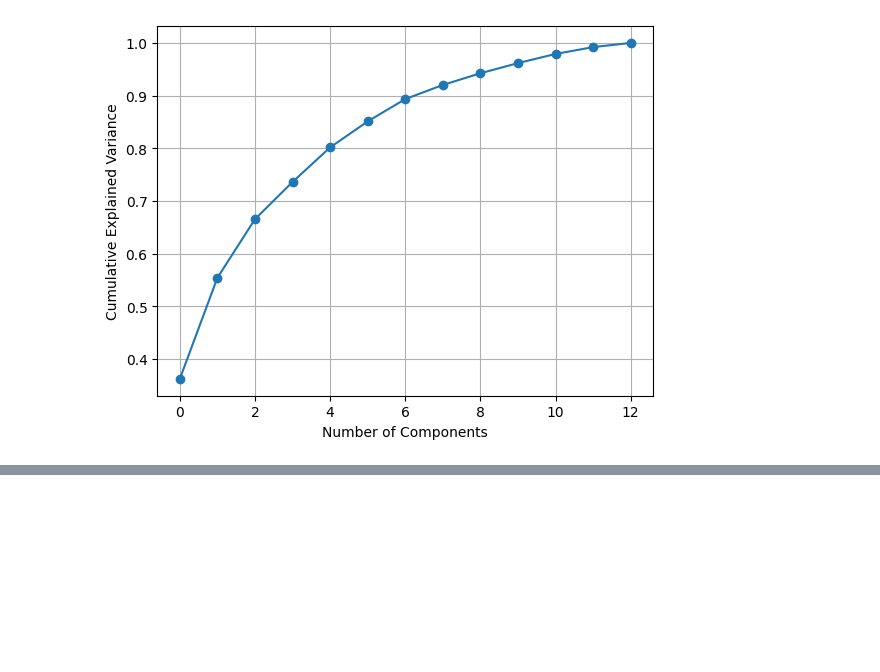
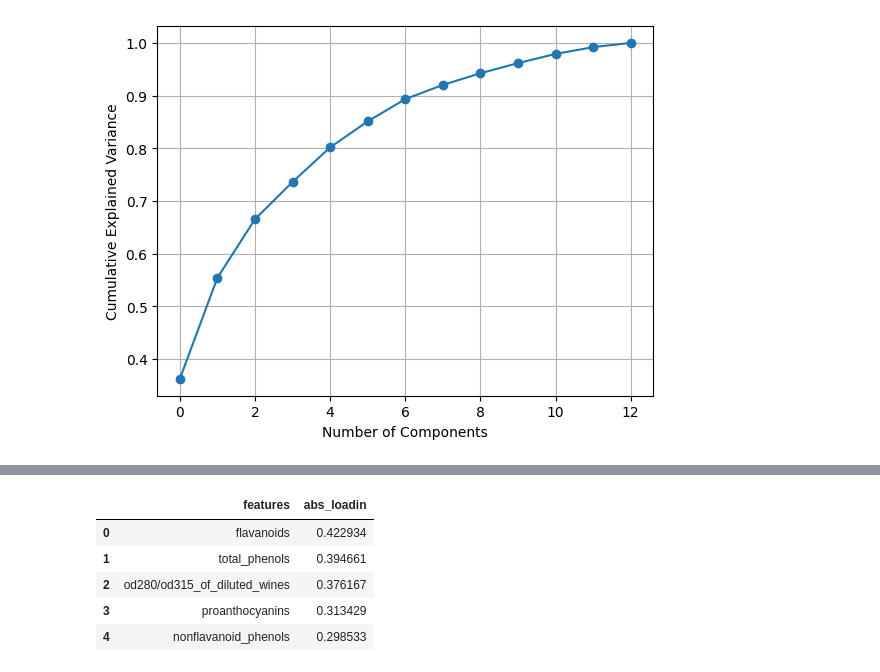
Before and after one commit to TanvirIshrak/Machine-Learning, a Jupyter notebook: learning/Principal Ccomponent Analysis (PCA) .ipynb, the cells around one changed output, grey strips where cells are left out. Cells and saved outputs as stored; diff of their text form; code cells hidden in the pictures; blank space fills up the shorter version.

```diff
--- a/learning/Principal Ccomponent Analysis (PCA) .ipynb
+++ b/learning/Principal Ccomponent Analysis (PCA) .ipynb
@@ -78,0 +126,14 @@ plt.show()
+# %%
+def top_loadings_for_pc(loadings_df, pc_name, top_n=5):
+  s = loadings_df[pc_name].abs().sort_values(ascending=False).head(top_n)
+  return pd.DataFrame({"features": s.index, "abs_loadin": s.values})
+
+top_pc1 = top_loadings_for_pc(loadings, "PC1", top_n=5)
+top_pc1
+# %% [output]
+|  | features | abs_loadin |
+| 0 | flavanoids | 0.422934 |
+| 1 | total_phenols | 0.394661 |
+| 2 | od280/od315_of_diluted_wines | 0.376167 |
+| 3 | proanthocyanins | 0.313429 |
+| 4 | nonflavanoid_phenols | 0.298533 |
```
Also changed, not shown: parts of 14 cells of this notebook.
